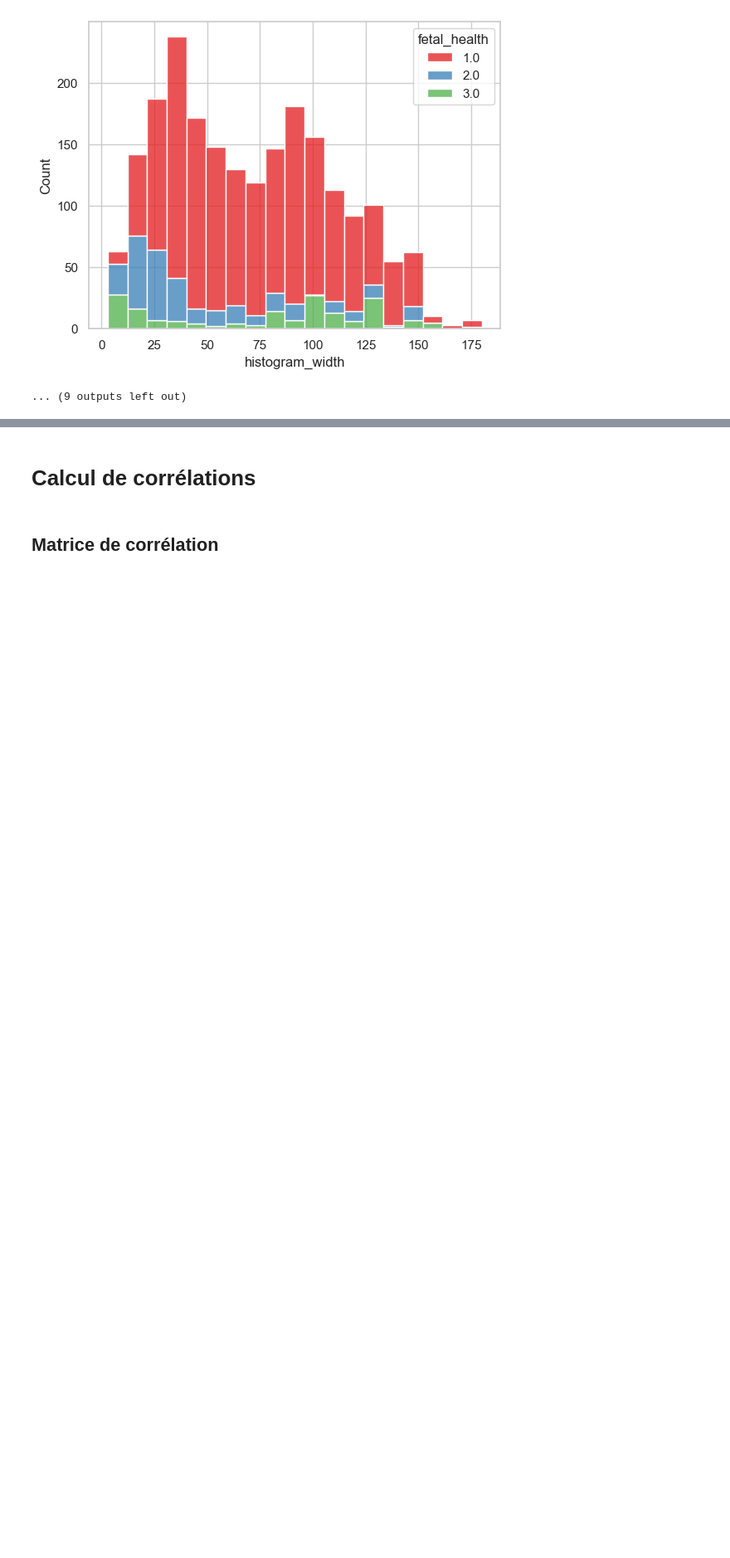
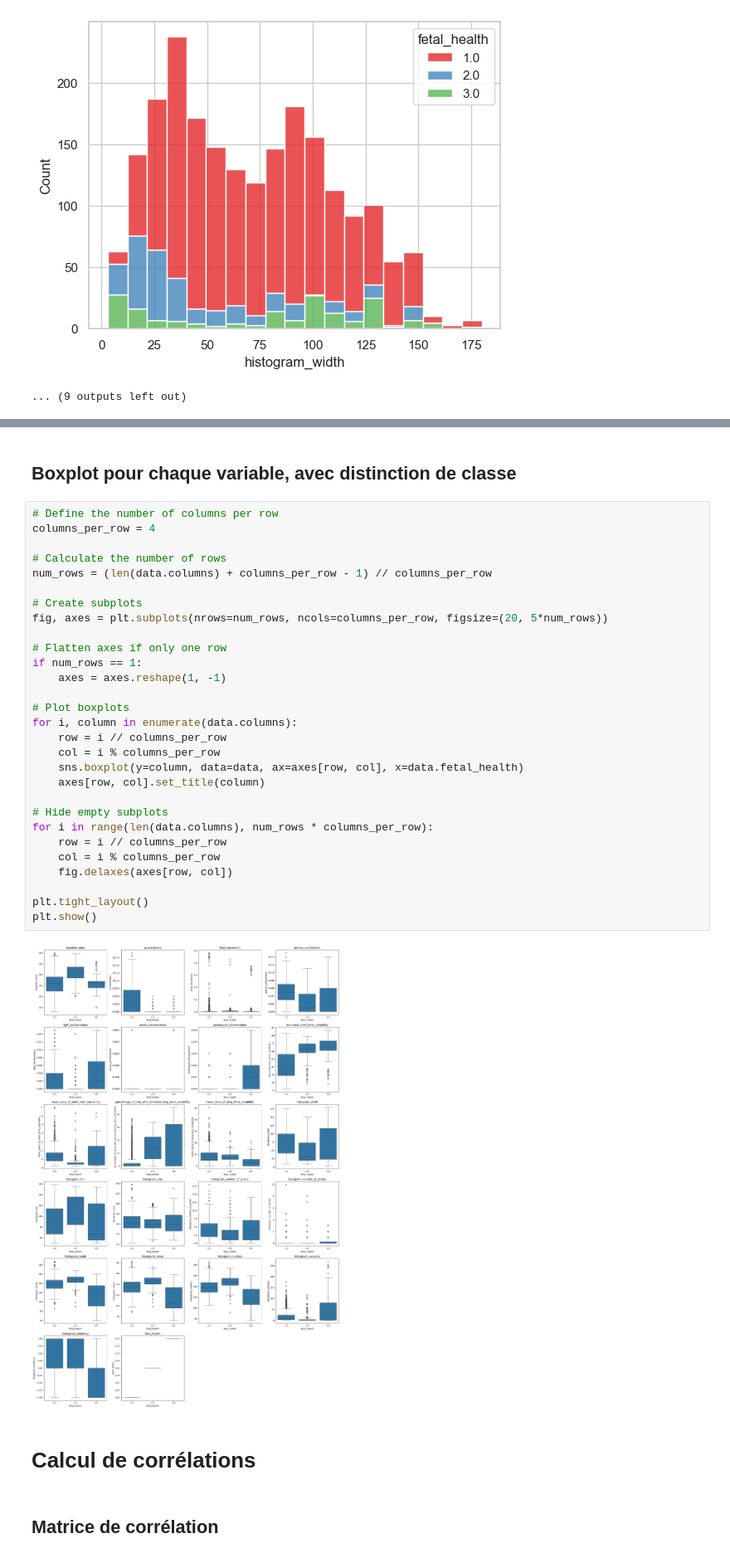
Before and after one commit to smanchajm/SY09-Fetal-Health-Prediction, a Jupyter notebook: projet_sy09.ipynb, the cells around one changed output, grey strips where cells are left out. Shown at 83% size. Cells and saved outputs as stored; diff of their text form; blank space fills up the shorter version.

```diff
--- a/projet_sy09.ipynb
+++ b/projet_sy09.ipynb
@@ -127,3 +175,36 @@ for column in data.columns:
+# %% [markdown]
+## Boxplot pour chaque variable, avec distinction de classe
+# %%
+# Define the number of columns per row
+columns_per_row = 4
+
+# Calculate the number of rows
+num_rows = (len(data.columns) + columns_per_row - 1) // columns_per_row
+
+# Create subplots
+fig, axes = plt.subplots(nrows=num_rows, ncols=columns_per_row, figsize=(20, 5*num_rows))
+
+# Flatten axes if only one row
+if num_rows == 1:
+    axes = axes.reshape(1, -1)
+
+# Plot boxplots
+for i, column in enumerate(data.columns):
+    row = i // columns_per_row
+    col = i % columns_per_row
+    sns.boxplot(y=column, data=data, ax=axes[row, col], x=data.fetal_health)
+    axes[row, col].set_title(column)
+
+# Hide empty subplots
+for i in range(len(data.columns), num_rows * columns_per_row):
+    row = i // columns_per_row
+    col = i % columns_per_row
+    fig.delaxes(axes[row, col])
+
+plt.tight_layout()
+plt.show()
+# %% [output]
+[figure, added]
 # %% [markdown]
 # Calcul de corrélations
 # %% [markdown]
```
Also changed, not shown: parts of 12 cells of this notebook, 1 other file.
